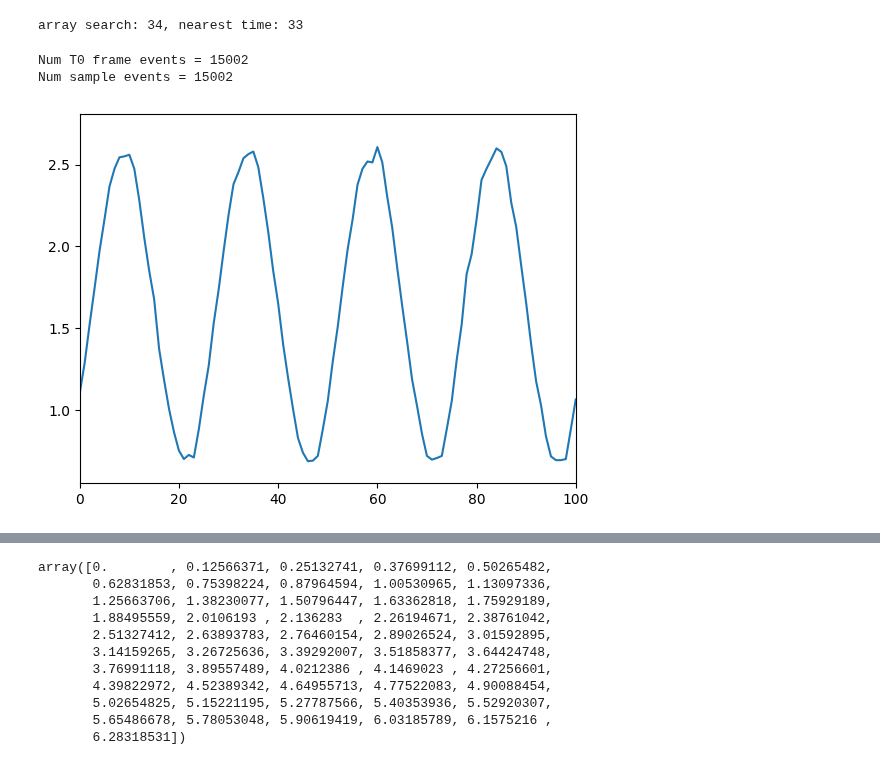
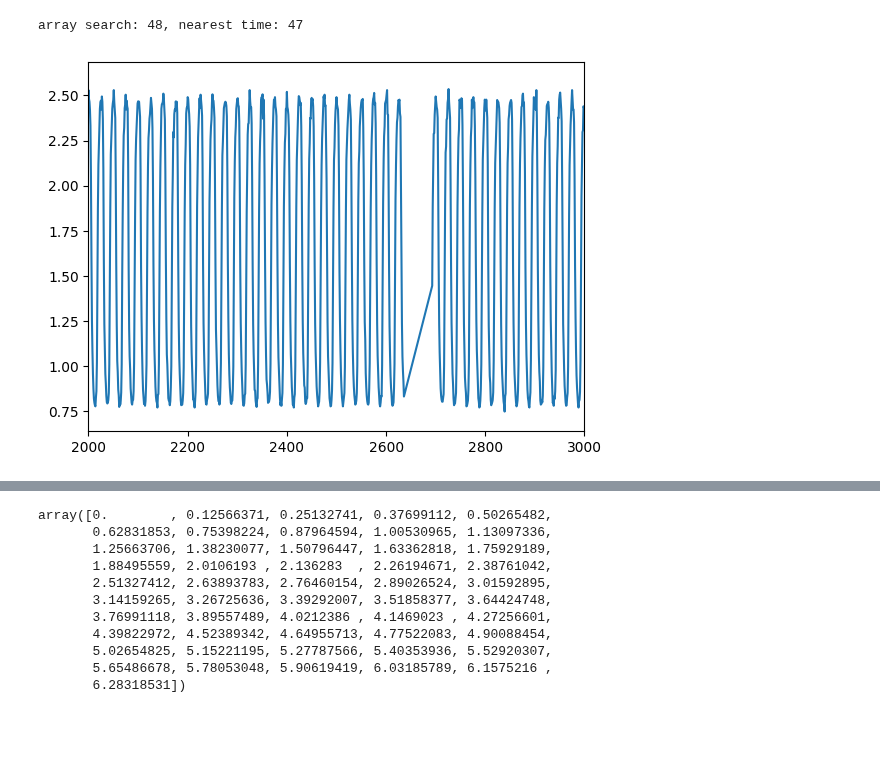
Before and after one commit to andyfaff/platypus_eventer, a Jupyter notebook: stuff/processor-advanced-quokka.ipynb, the cells around one changed output, grey strips where cells are left out. Drawn from its saved outputs; the diff is of its cells as text; code cells hidden in the pictures; blank space fills up the shorter version.

Commit message:
MAINT: deglitching code during processing

```diff
--- a/stuff/processor-advanced-quokka.ipynb
+++ b/stuff/processor-advanced-quokka.ipynb
@@ -59,10 +68,10 @@ events = analysis.read_events(daq_dirname)
 # calculate which SEF frame corresponds to the first NEF
 frame_offset = analysis.predicted_frame(daq_dirname)
 
-# remove all events less than frame_offset or more than in NEF
-events = [i for i in events if frame_offset <= i[0] < max_frames + frame_offset]
+# remove all events less than frame_offset
+events = [i for i in events if frame_offset <= i[0]]
 # %% [output]
-array search: 34, nearest time: 33
+array search: 48, nearest time: 47
 # %%
 # extract data from the SEF
 
@@ -76,44 +85,39 @@ volts = [i[-1] for i in events if i[2] == 1]
 volts = np.array(volts)
 # the frame number corresponding to the voltage measurement events
 f_sample = np.array([i[0] for i in events if i[2] == 1])
+# time corresponding to each of the T0 frames.
+t_sample = np.array([i[1] for i in events if i[2] == 1]) / 1e9
 
 # the T0 frame numbers
 f_t0 = np.array([i[0] for i in events if i[2] < 0])
+# time corresponding to each of the T0 frames.
+t_t0 = np.array([i[1] for i in events if i[2] < 1]) / 1e9
 
 # correct the SEF frame number so it lines up with the NEF
 f_t0 -= frame_offset
 f_sample -= frame_offset
-
-# this assertion will fail if we missed one of the t0 pulses
-assert len(f_t0) == max_frames
-TOTAL_FRAMES = max_frames
-
-print(f"Num T0 frame events = {TOTAL_FRAMES}")
-print(f"Num sample events = {len(f_sample)}")
-# %% [output]
-Num T0 frame events = 15002
-Num sample events = 15002
+# %%
+# identify any glitches caused by missed T0 pulses
+bf = analysis.identify_glitch(t_t0, 25)
+if np.count_nonzero(bf):
+    _o = analysis.deglitch(f_t0, t_t0, f_sample, t_sample, volts, 25)
+    f_t0, t_t0, f_sample, t_sample, volts = _o
 # %%
 # work out fractional location for when the voltage was measured within the frame
 # This is necessary if we want to get precision much smaller than the frame period.
-
-# times for each voltage sample and t0 pulse.
-t_sample = [i[1] for i in events if i[2] == 1]
-t_t0 = [i[1] for i in events if i[2] < 1]
-
 _period = 1 / FRAME_FREQUENCY
 
 f_sample_frac = np.zeros_like(f_sample, dtype=np.float64)
 for i, _f_sample in enumerate(f_sample):
     _t_sample = t_sample[i]
-    _idx = np.searchsorted(f_t0, _f_sample)
+    _idx = np.argwhere(f_t0 == _f_sample)[0, 0]
     _t_t0 = t_t0[_idx]
-    f_sample_frac[i] = ((_t_sample - _t_t0) / 1e9) / _period
+    f_sample_frac[i] = ((_t_sample - _t_t0)) / _period
 # %%
 plt.plot(f_sample + f_sample_frac, volts)
-plt.xlim(0, 100);
+plt.xlim(2000, 3000);
 # %% [output]
-[figure, old version]
+[figure, new version]
 # %%
 def wave(x, p):
     offset, amplitude, f0, osc_period = p
```
Also changed, not shown: parts of 6 cells of this notebook, 1 other file.
